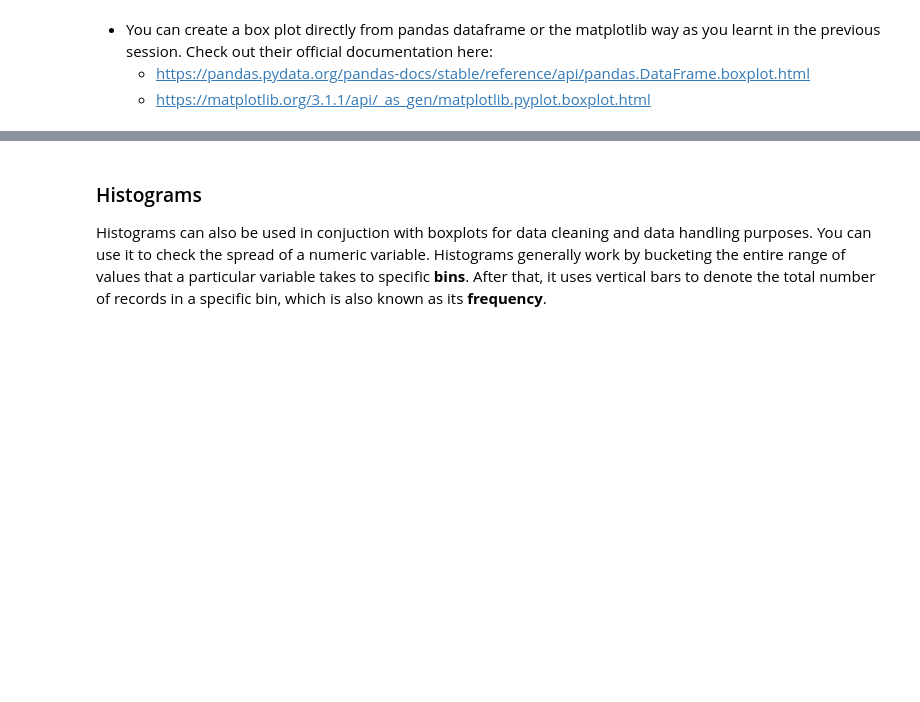
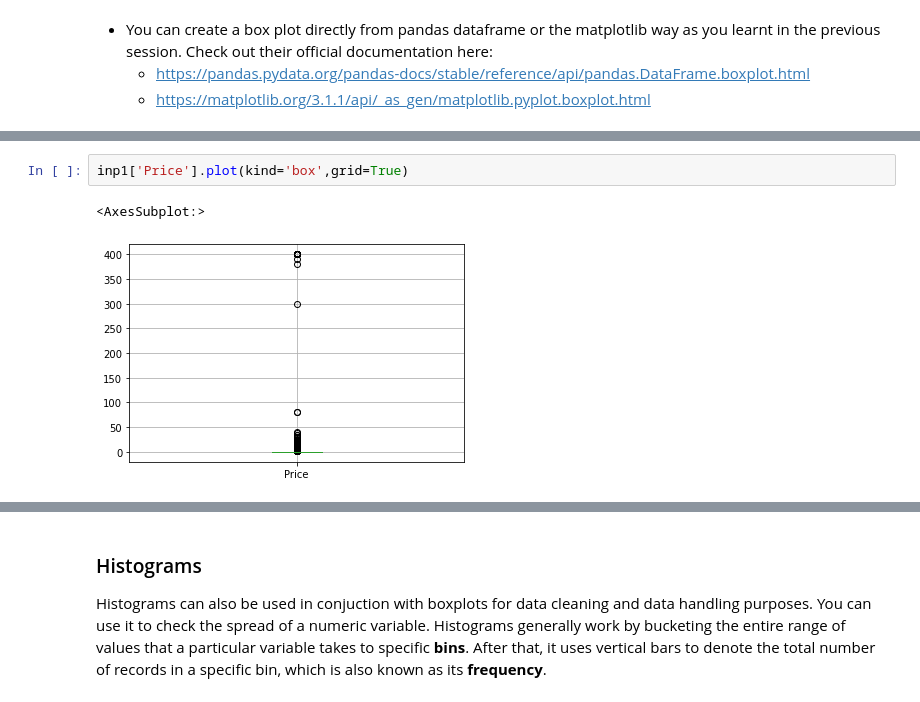
Before and after one commit to saishankar2748/Data-Analysis, a Jupyter notebook: Case Study Google Playstore apps/Data Visualisation in Python - Case Study.ipynb, the cells around one changed output, grey strips where cells are left out. Saved outputs shown, nothing was run; the diff lists cells and outputs as text; blank space fills up the shorter version.

```diff
--- a/Case Study Google Playstore apps/Data Visualisation in Python - Case Study.ipynb
+++ b/Case Study Google Playstore apps/Data Visualisation in Python - Case Study.ipynb
@@ -506,0 +512,5 @@ Using a box plot you can identify the outliers as follows:
+# %%
+inp1['Price'].plot(kind='box',grid=True)
+# %% [output]
+<AxesSubplot:>
+[figure, added]
```
Also changed, not shown: parts of 13 cells of this notebook.
